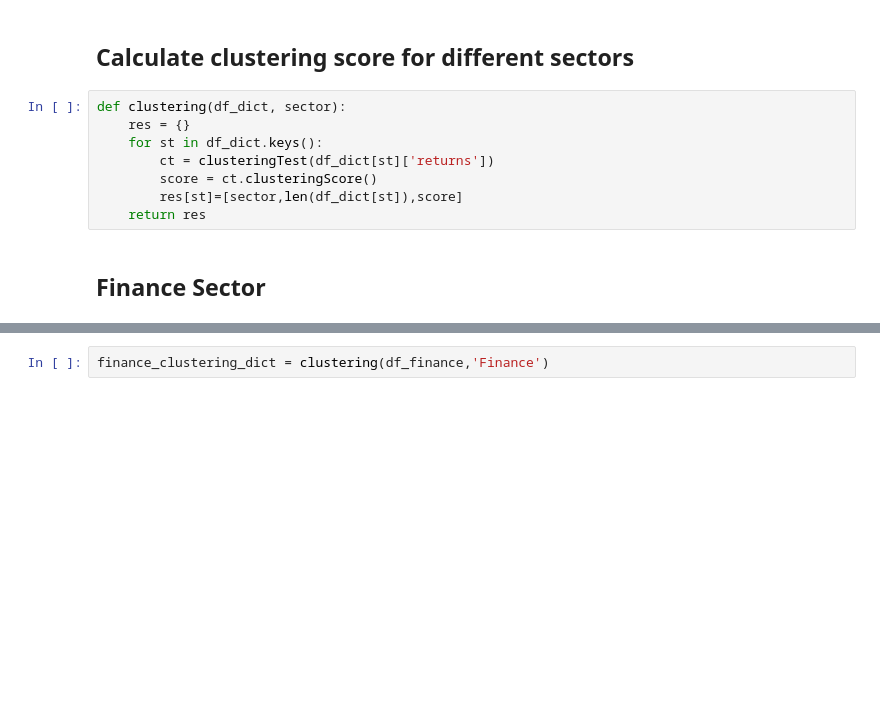
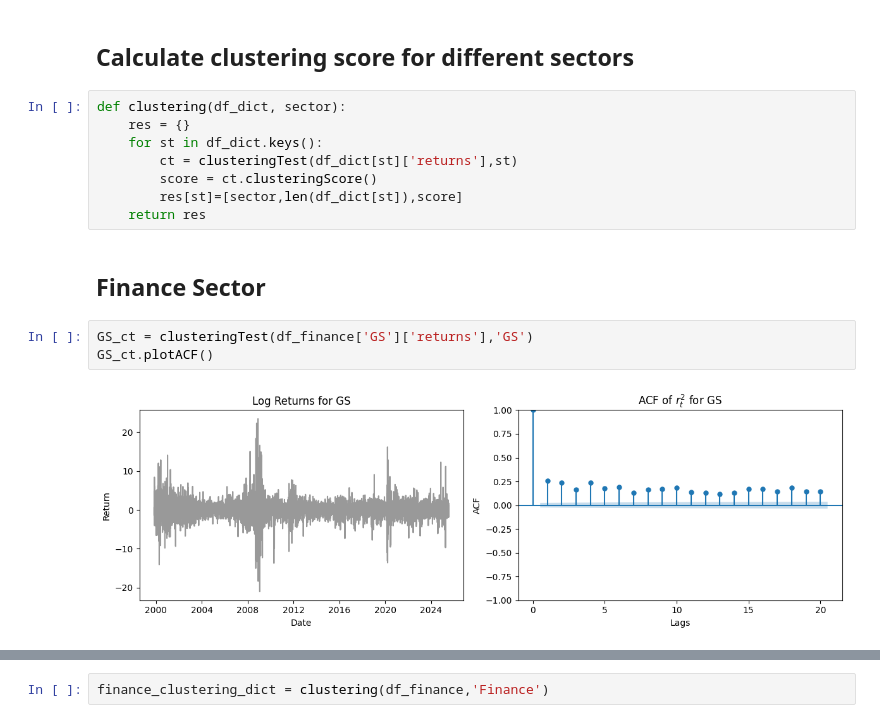
Before and after one commit to sushmita212/Stock_Volatility_Forecasting, a Jupyter notebook: preliminary_tests.ipynb, the cells around one changed output, grey strips where cells are left out. Saved outputs shown, nothing was run; the diff lists cells and outputs as text; blank space fills up the shorter version.

Commit message:
Clustering test

```diff
--- a/preliminary_tests.ipynb
+++ b/preliminary_tests.ipynb
@@ -126,9 +126,14 @@ df_commodity = get_stock_data(commodity)
 def clustering(df_dict, sector):
     res = {}
     for st in df_dict.keys():
-        ct = clusteringTest(df_dict[st]['returns'])
+        ct = clusteringTest(df_dict[st]['returns'],st)
         score = ct.clusteringScore()
         res[st]=[sector,len(df_dict[st]),score]
     return res
 # %% [markdown]
 ## Finance Sector
+# %%
+GS_ct = clusteringTest(df_finance['GS']['returns'],'GS')
+GS_ct.plotACF()
+# %% [output]
+[figure, added]
```
Also changed, not shown: parts of 7 cells of this notebook, 1 other file.
